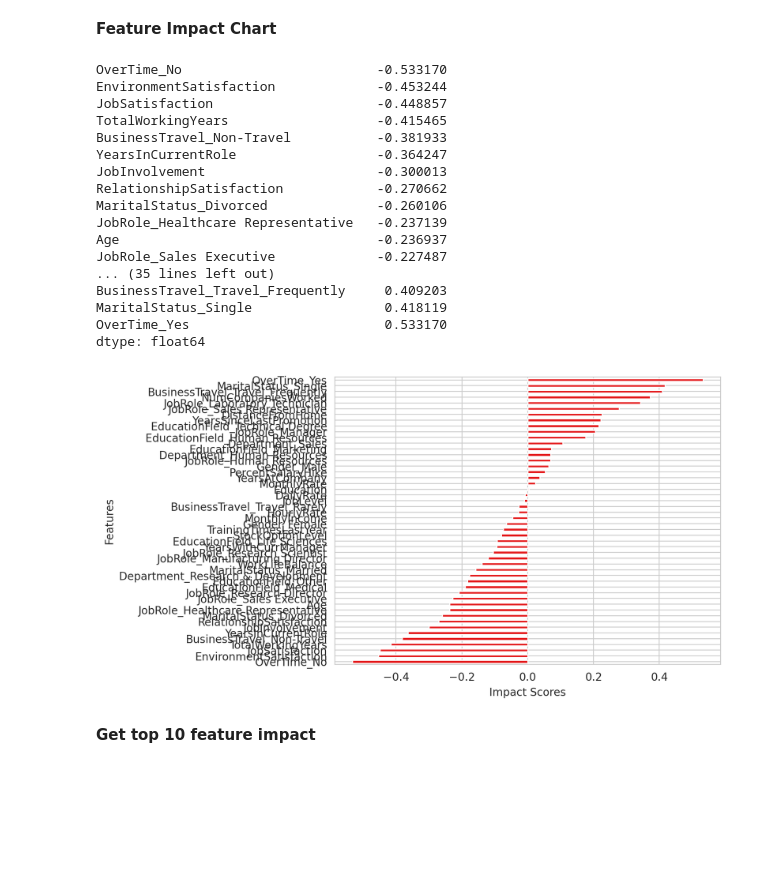
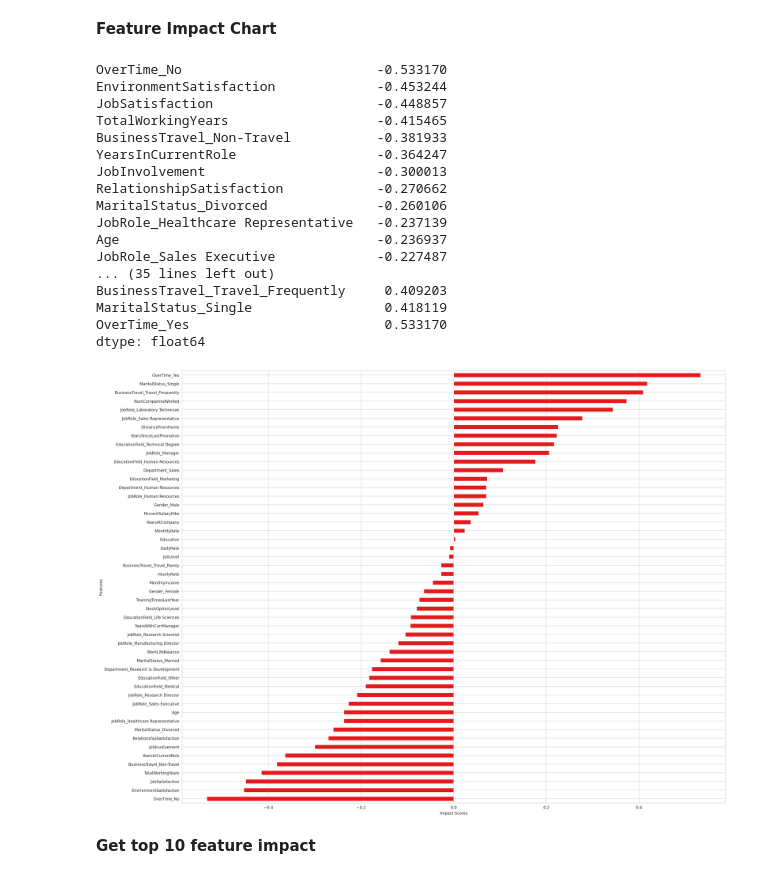
Before and after one commit to ML-BDS-Group-06/employee-attrition-prediction, a Jupyter notebook: Group_6_code.ipynb, the cells around one changed output. Saved outputs shown, nothing was run; the diff lists cells and outputs as text; code cells hidden in the pictures; blank space fills up the shorter version.

```diff
--- a/Group_6_code.ipynb
+++ b/Group_6_code.ipynb
@@ -334,22 +317,3 @@ Text(0.5, 1.0, 'Cross-tabulation of Education and Attrition')
 [figure]
 # %% [markdown]
 **Monthly Income, Age Group and Attrition Rate (Scatter Plot)**
-# %%
-age_labels = ['18-25', '26-35', '36-45', '46+']
-df_age = df.copy()
-df_age['Age_Group'] = pd.cut(df['Age'], bins=[18, 26, 36, 46, 100], labels=age_labels)
-
-
-# Create a scatter plot using seaborn
-sn.scatterplot(x='Age', y='MonthlyIncome', hue='Attrition', style='Attrition', data=df_age)
-
-# Set the title and axis labels
-#sn.set(rc={'figure.figsize':(2,10)})
-sn.set_style("whitegrid")
-sn.set_palette("Set1")
-plt.title('Scatter Plot of Age, MonthlyIncome and Attrition Rate')
-plt.xlabel('Age')
-plt.ylabel('Monthly Income')
-
-# Display the plot
-plt.show()
@@ -722,34 +660,34 @@ feature_impact
 # %%
 feature_importance = feature_impact.copy()
 feature_importance.sort(key=lambda x: x[1], reverse=True)
 keys = [k[1] for k in feature_importance ] [::-1]
 values = [k[0] for k in feature_importance ][::-1]
 feature_importance = pd.Series(keys, index=values)
 print(feature_importance,'\n')
 feature_importance.plot(kind='barh')
-plt.rcParams['figure.figsize'] = [25, 10]
+plt.rcParams['figure.figsize'] = [25, 15]
 plt.xlabel('Impact Scores')
 plt.ylabel('Features')
 plt.show()
 # %% [output]
 OverTime_No                         -0.533170
 EnvironmentSatisfaction             -0.453244
 JobSatisfaction                     -0.448857
 TotalWorkingYears                   -0.415465
 BusinessTravel_Non-Travel           -0.381933
 YearsInCurrentRole                  -0.364247
 JobInvolvement                      -0.300013
 RelationshipSatisfaction            -0.270662
 MaritalStatus_Divorced              -0.260106
 JobRole_Healthcare Representative   -0.237139
 Age                                 -0.236937
 JobRole_Sales Executive             -0.227487
 ... (35 lines left out)
 BusinessTravel_Travel_Frequently     0.409203
 MaritalStatus_Single                 0.418119
 OverTime_Yes                         0.533170
 dtype: float64
-[figure, old version]
+[figure, new version]
 # %% [markdown]
 **Get top 10 feature impact**
 # %%
```
Also changed, not shown: parts of 50 cells of this notebook.
